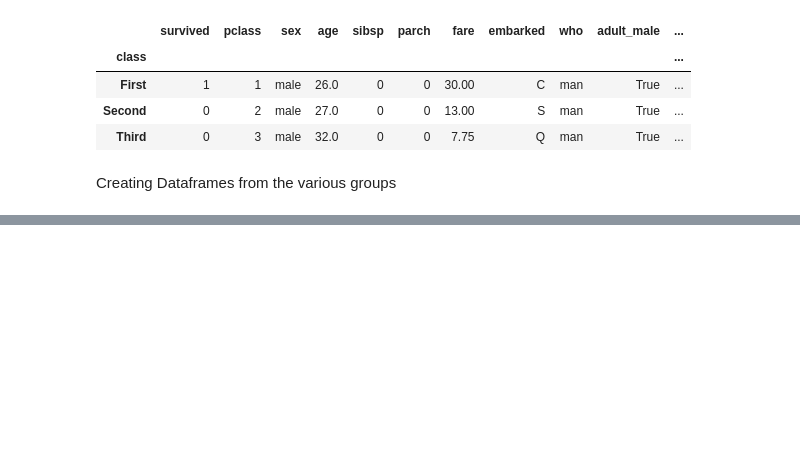
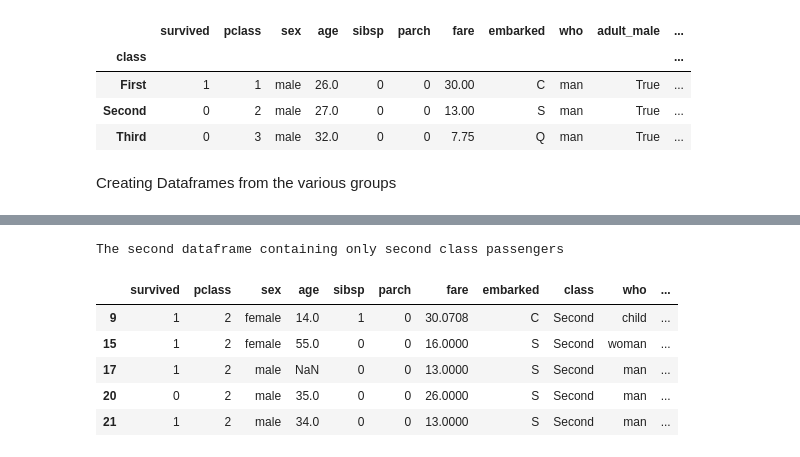
Before and after one commit to KennedyMungai/pandas_proper_intro, a Jupyter notebook: pandas.ipynb, the cells around one changed output, grey strips where cells are left out. Cells and saved outputs as stored; diff of their text form; code cells hidden in the pictures; blank space fills up the shorter version.

```diff
--- a/pandas.ipynb
+++ b/pandas.ipynb
@@ -983,0 +997,11 @@ titanic_third_class = titanic_data_gbclass.get_group("Third")
+# %%
+print("The second dataframe containing only second class passengers")
+titanic_second_class.head()
+# %% [output]
+The second dataframe containing only second class passengers
+|  | survived | pclass | sex | age | sibsp | parch | fare | embarked | class | who | ... |
+| 9 | 1 | 2 | female | 14.0 | 1 | 0 | 30.0708 | C | Second | child | ... |
+| 15 | 1 | 2 | female | 55.0 | 0 | 0 | 16.0000 | S | Second | woman | ... |
+| 17 | 1 | 2 | male | NaN | 0 | 0 | 13.0000 | S | Second | man | ... |
+| 20 | 0 | 2 | male | 35.0 | 0 | 0 | 26.0000 | S | Second | man | ... |
+| 21 | 1 | 2 | male | 34.0 | 0 | 0 | 13.0000 | S | Second | man | ... |
```
Also changed, not shown: parts of 2 cells of this notebook.
